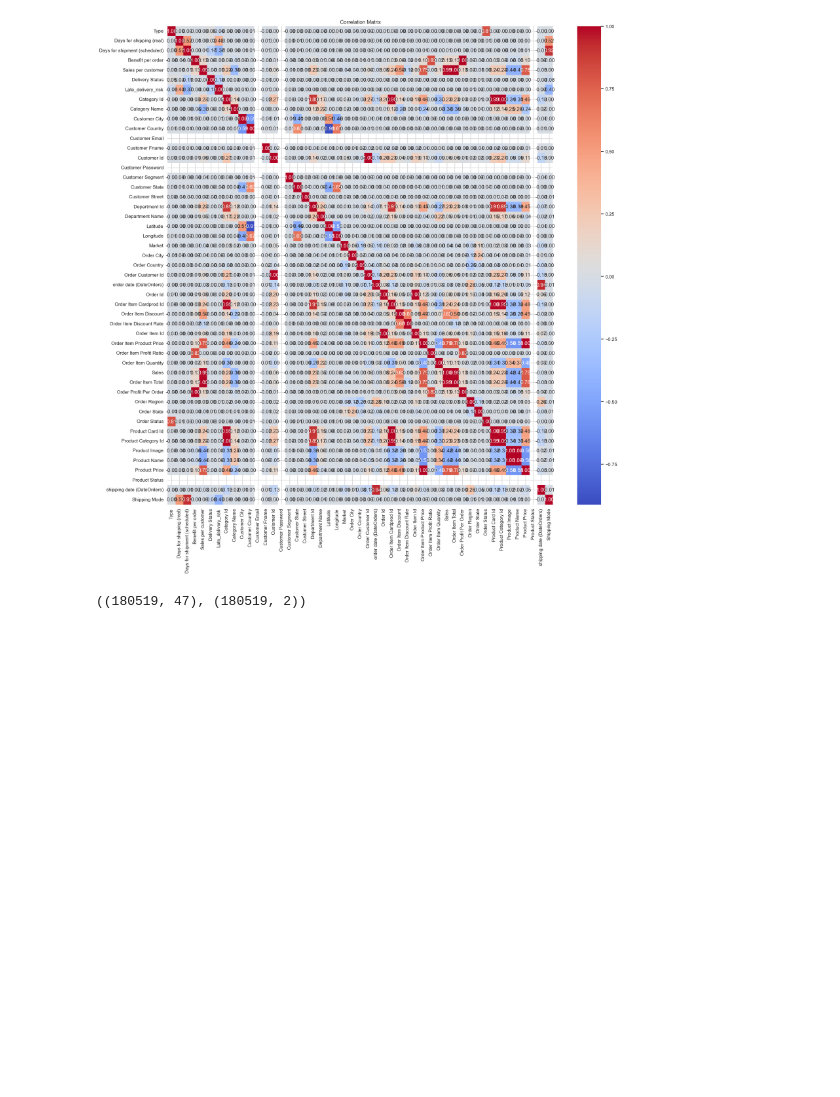
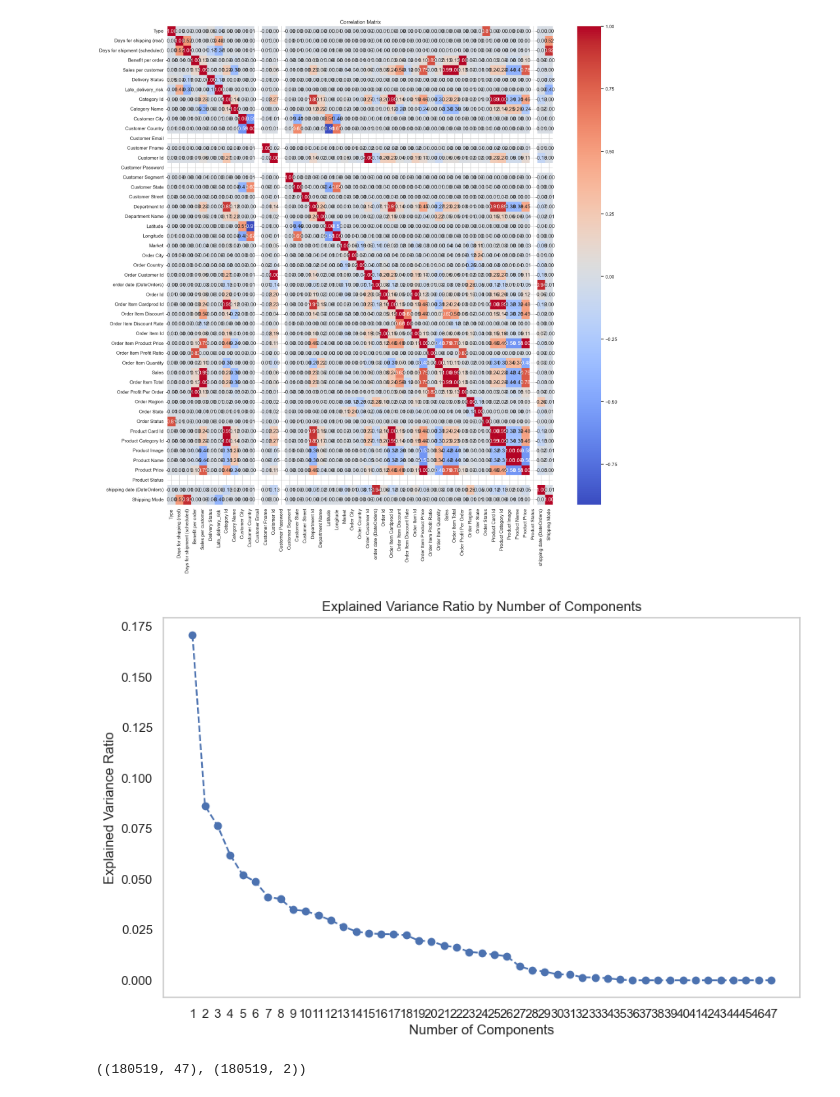
Before and after one commit to rutubhanderi/supply-chain-analysis, a Jupyter notebook: supplychain.ipynb, the cells around one changed output. Cells and saved outputs as stored; diff of their text form; code cells hidden in the pictures; blank space fills up the shorter version.

```diff
--- a/supplychain.ipynb
+++ b/supplychain.ipynb
@@ -332,6 +332,29 @@ plt.title('Correlation Matrix')
 plt.show()
 # %% [output]
 [figure]
+# %%
+#PCA for 10 components
+from sklearn.decomposition import PCA
+from sklearn.preprocessing import StandardScaler
+pca= PCA()
+X1 = df.drop(['Days for shipping (real)','Days for shipment (scheduled)'],axis=1)
+y1 = df[['Days for shipping (real)','Days for shipment (scheduled)']]
+X1 = StandardScaler().fit_transform(X1)
+X1.shape, y1.shape
+pca.fit(X1)
+X_pca = pca.transform(X1)
+X_pca.shape, y1.shape
+#give graph to find the number of components
+plt.figure(figsize=(10, 6))
+plt.plot(range(1, X1.shape[1]+1), pca.explained_variance_ratio_, marker='o', linestyle='--')
+plt.title('Explained Variance Ratio by Number of Components')
+plt.xlabel('Number of Components')
+plt.ylabel('Explained Variance Ratio')
+plt.xticks(range(1, X1.shape[1]+1))
+plt.grid()
+plt.show()
+# %% [output]
+[figure, added]
 # %%
 x = df.drop(['Days for shipping (real)','Days for shipment (scheduled)'],axis=1)
 y = df[['Days for shipping (real)','Days for shipment (scheduled)']]
```
Also changed, not shown: parts of 1 cell of this notebook.
